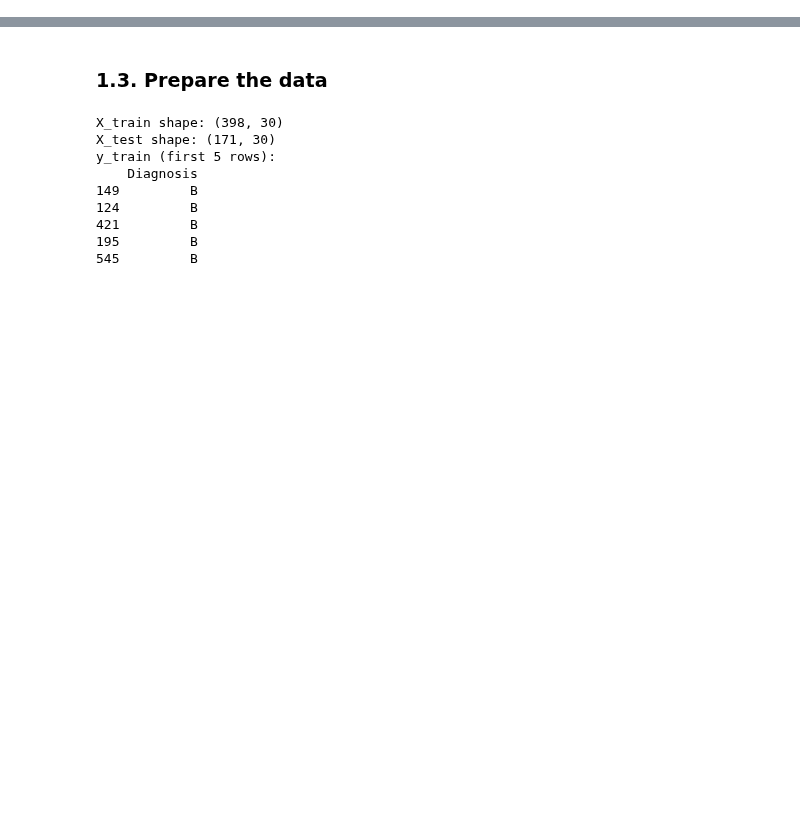
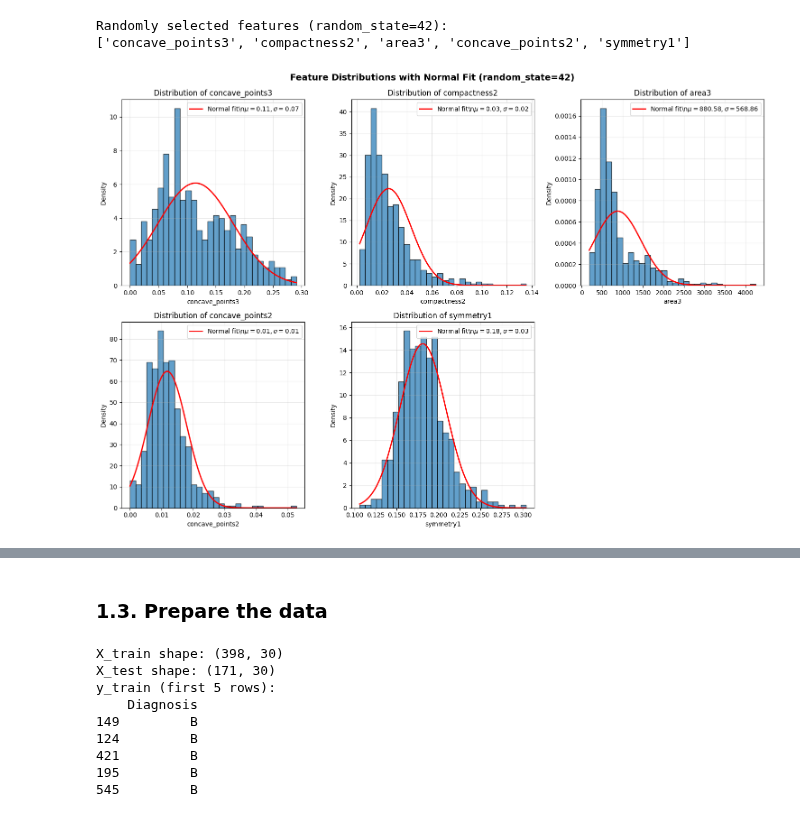
Before and after one commit to matiz22/DimensionalityReduction, a Jupyter notebook: breast.ipynb, the cells around one changed output, grey strips where cells are left out. Drawn from its saved outputs; the diff is of its cells as text; code cells hidden in the pictures; blank space fills up the shorter version.

```diff
--- a/breast.ipynb
+++ b/breast.ipynb
@@ -271,0 +194,38 @@ Name: proportion, dtype: float64
+# %%
+np.random.seed(RANDOM_STATE)
+
+random_features = np.random.choice(X.columns, size=5, replace=False)
+print(f"Randomly selected features (random_state={RANDOM_STATE}):")
+print(list(random_features))
+
+# Create histograms
+fig, axes = plt.subplots(2, 3, figsize=(15, 10))
+axes = axes.ravel()
+
+for idx, feature in enumerate(random_features):
+    data = X[feature]
+
+    axes[idx].hist(data, bins=30, edgecolor='black', alpha=0.7, density=True)
+
+    mu, std = norm.fit(data)
+
+    xmin, xmax = data.min(), data.max()
+    x = np.linspace(xmin, xmax, 100)
+    p = norm.pdf(x, mu, std)
+    axes[idx].plot(x, p, 'r', linewidth=2, label=rf'Normal fit\n$\mu={mu:.2f}, \sigma={std:.2f}$')
+
+    axes[idx].set_xlabel(feature)
+    axes[idx].set_ylabel('Density')
+    axes[idx].set_title(f'Distribution of {feature}')
+    axes[idx].grid(True, alpha=0.3)
+    axes[idx].legend()
+
+axes[5].axis('off')
+
+plt.tight_layout()
+plt.suptitle(f'Feature Distributions with Normal Fit (random_state={RANDOM_STATE})', y=1.02, fontsize=14, fontweight='bold')
+plt.show()
+# %% [output]
+Randomly selected features (random_state=42):
+['concave_points3', 'compactness2', 'area3', 'concave_points2', 'symmetry1']
+[figure, added]
```
Also changed, not shown: parts of 30 cells of this notebook.
